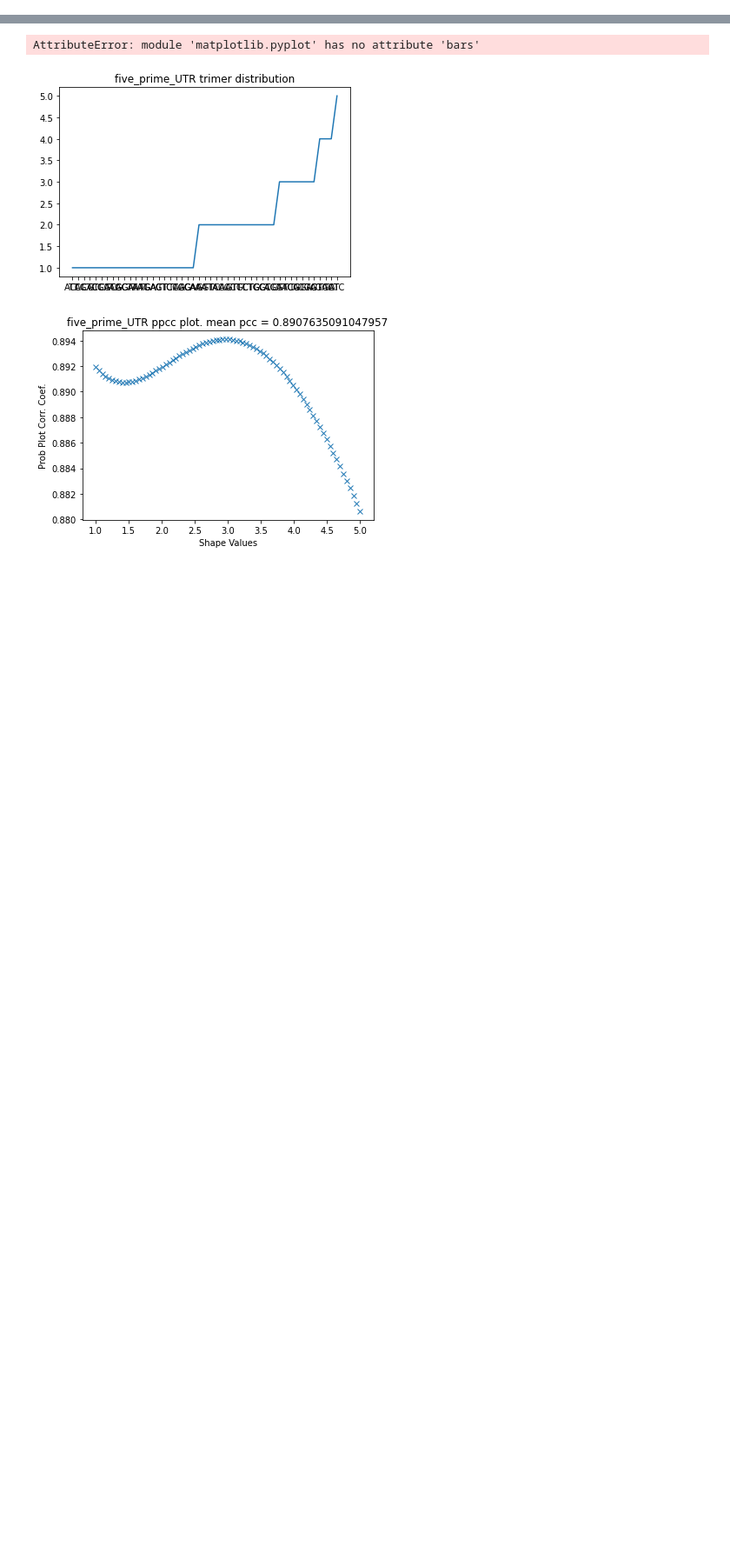
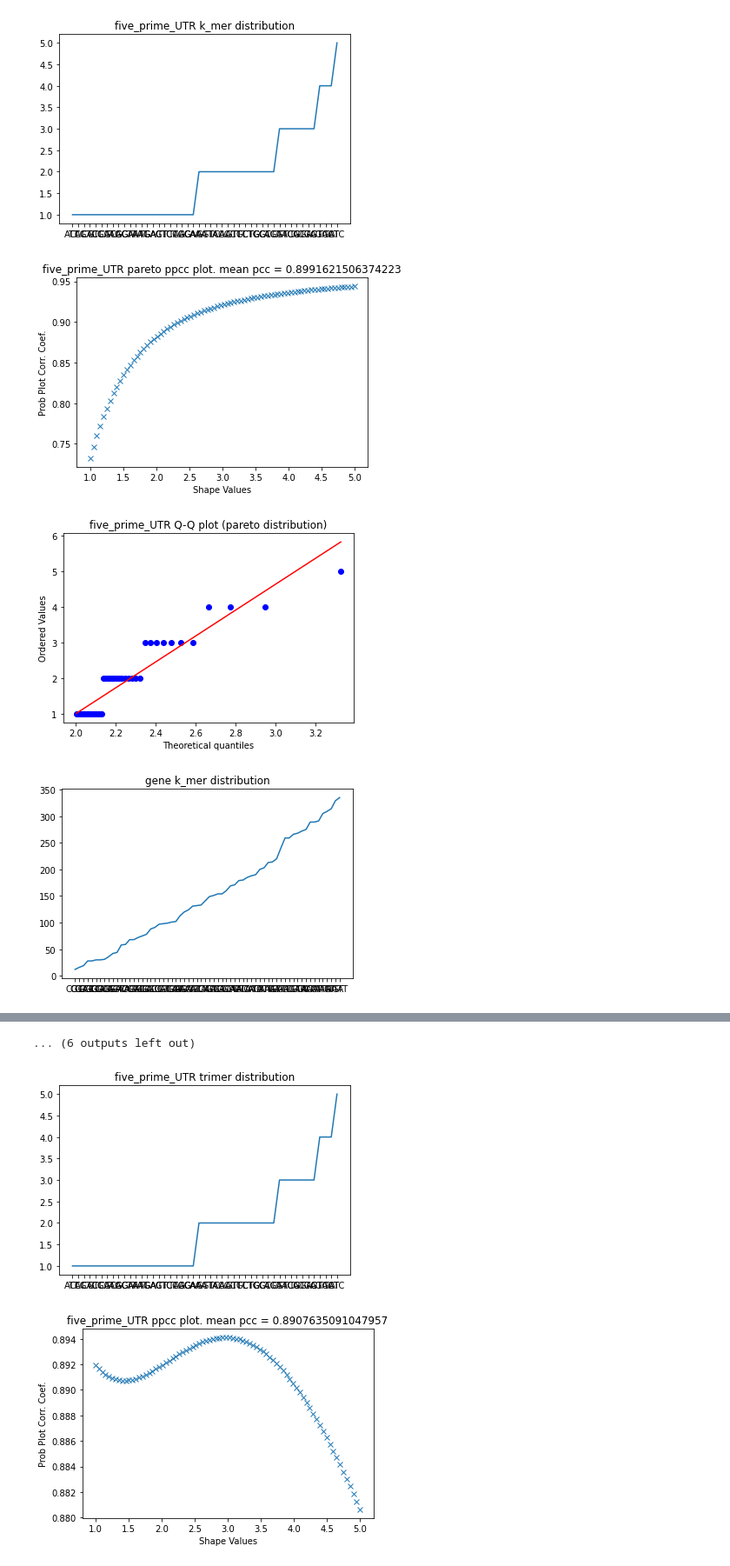
Before and after one commit to ocean-rey/rna-entropy-project, a Jupyter notebook: Untitled.ipynb, the cells around one changed output, grey strips where cells are left out. Shown: that part at 87% size. Drawn from its saved outputs; the diff is of its cells as text; code cells hidden in the pictures; blank space fills up the shorter version.

```diff
--- a/Untitled.ipynb
+++ b/Untitled.ipynb
@@ -65,21 +102,25 @@ Average Correlation Coefficient:0.9625413393360949
 # %%
 pareto_ppcc_map = {}
 for annotation in rona_map.keys():
     dist = {}
     for region in rona_map.get(annotation):
         dist = get_distribution_jumping(region, dist)
     dist = sorted(dist.items(), key=lambda kv:  kv[1], reverse=False)
     x, y = zip(*dist)
-    plt.bar(x, y)
+    plt.plot(x, y)
     plt.title("{} k_mer distribution".format(annotation))
     plt.show()
     (svals, ppcc) = stats.ppcc_plot(x=y, a=y[0],
                                     b=y[-1],plot=plt,
                                     dist="pareto")
     pareto_ppcc_map[annotation] = ppcc.mean()
     plt.title("{} pareto ppcc plot. mean pcc = {}".format(annotation, ppcc.mean()))
     plt.show()
-    stats.probplot(y, dist="pareto", plot=plt, sparams = [y[0],0])
+    stats.probplot(y, dist="pareto", plot=plt, sparams = [y[-1],y[0]])
     plt.title("{} Q-Q plot (pareto distribution)".format(annotation))
     plt.show()
 # %% [output]
+[figure, added]
+[figure, added]
+[figure, added]
+[figure, added]
@@ -86,4 +135,4 @@ for annotation in rona_map.keys():
-AttributeError: module 'matplotlib.pyplot' has no attribute 'bars'
+... (6 outputs left out)
 # %%
 tukeylambda_ppcc_map = {}
 for annotation in rona_map.keys():
```
Also changed, not shown: parts of 3 cells of this notebook, 3 other files.
